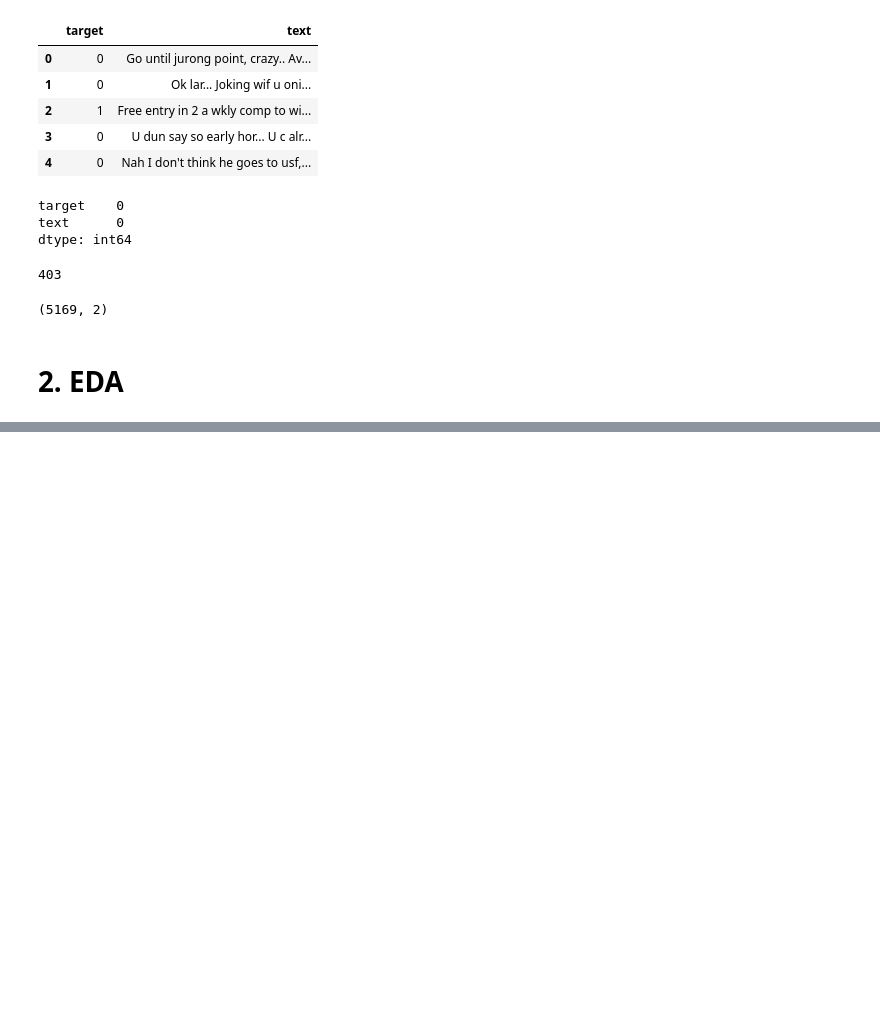
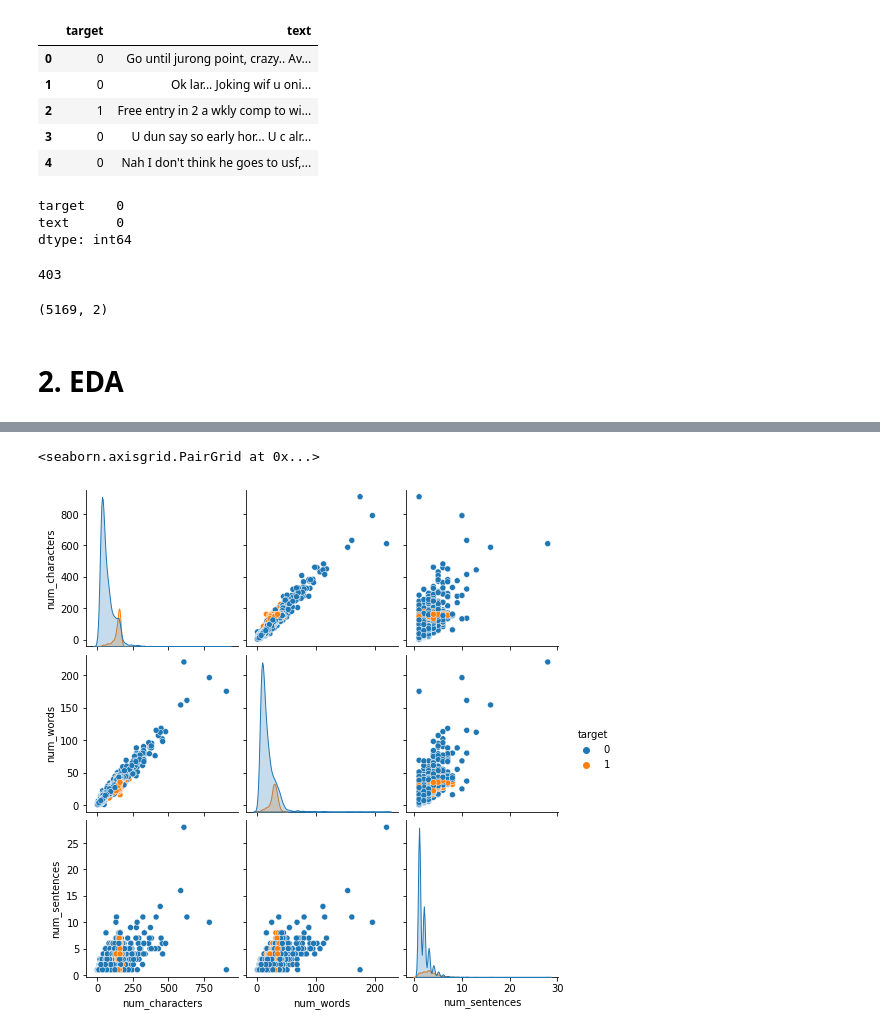
Before and after one commit to Pooja22-05-2003/SMS_Spam_Classifier, a Jupyter notebook: SMS_Spam_Detection.ipynb, the cells around one changed output, grey strips where cells are left out. Drawn from its saved outputs; the diff is of its cells as text; code cells hidden in the pictures; blank space fills up the shorter version.

```diff
--- a/SMS_Spam_Detection.ipynb
+++ b/SMS_Spam_Detection.ipynb
@@ -94,0 +224,5 @@ df.shape
+# %%
+sns.pairplot(df,hue='target')
+# %% [output]
+<seaborn.axisgrid.PairGrid at 0x...>
+[figure, added]
```
Also changed, not shown: parts of 22 cells of this notebook.
